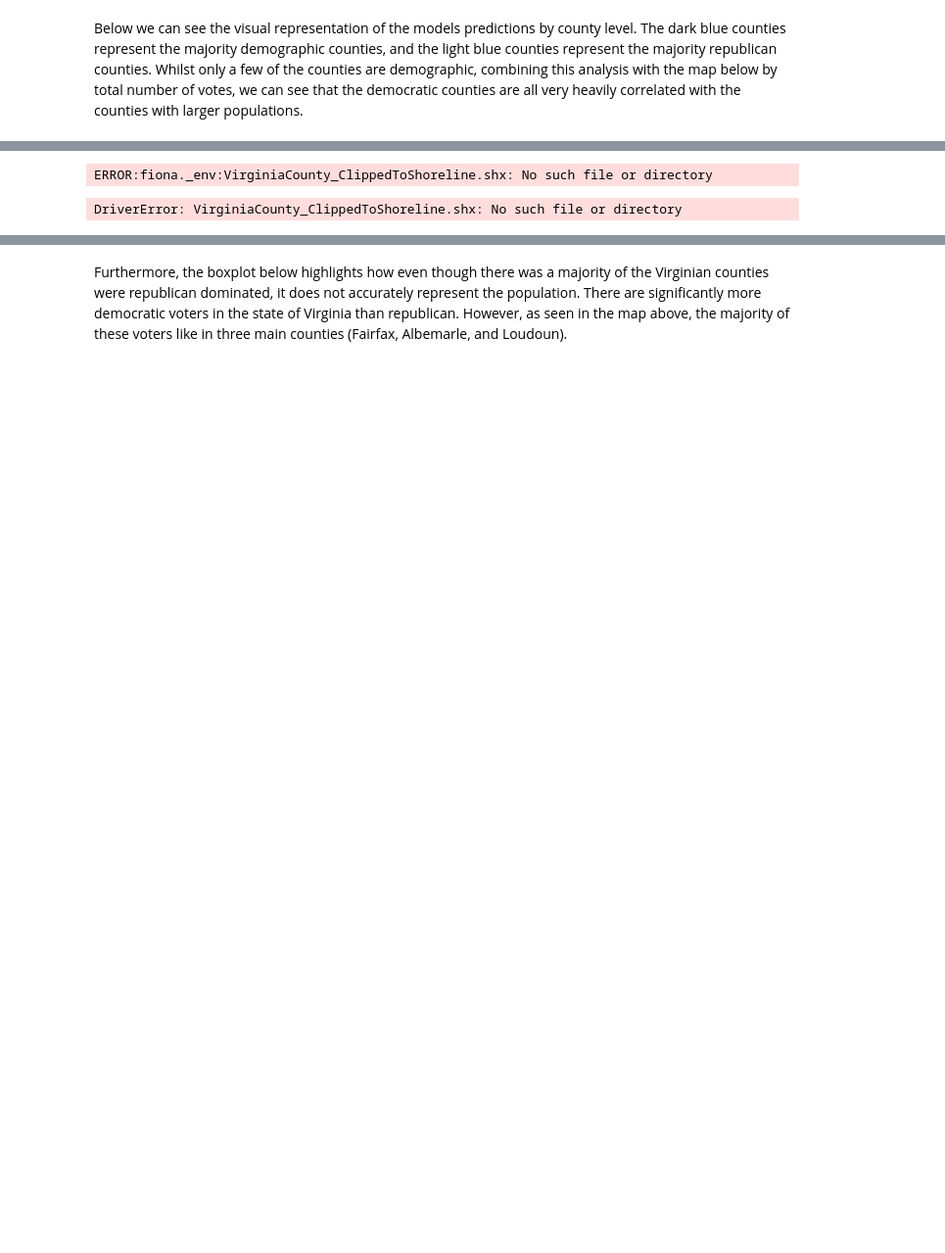
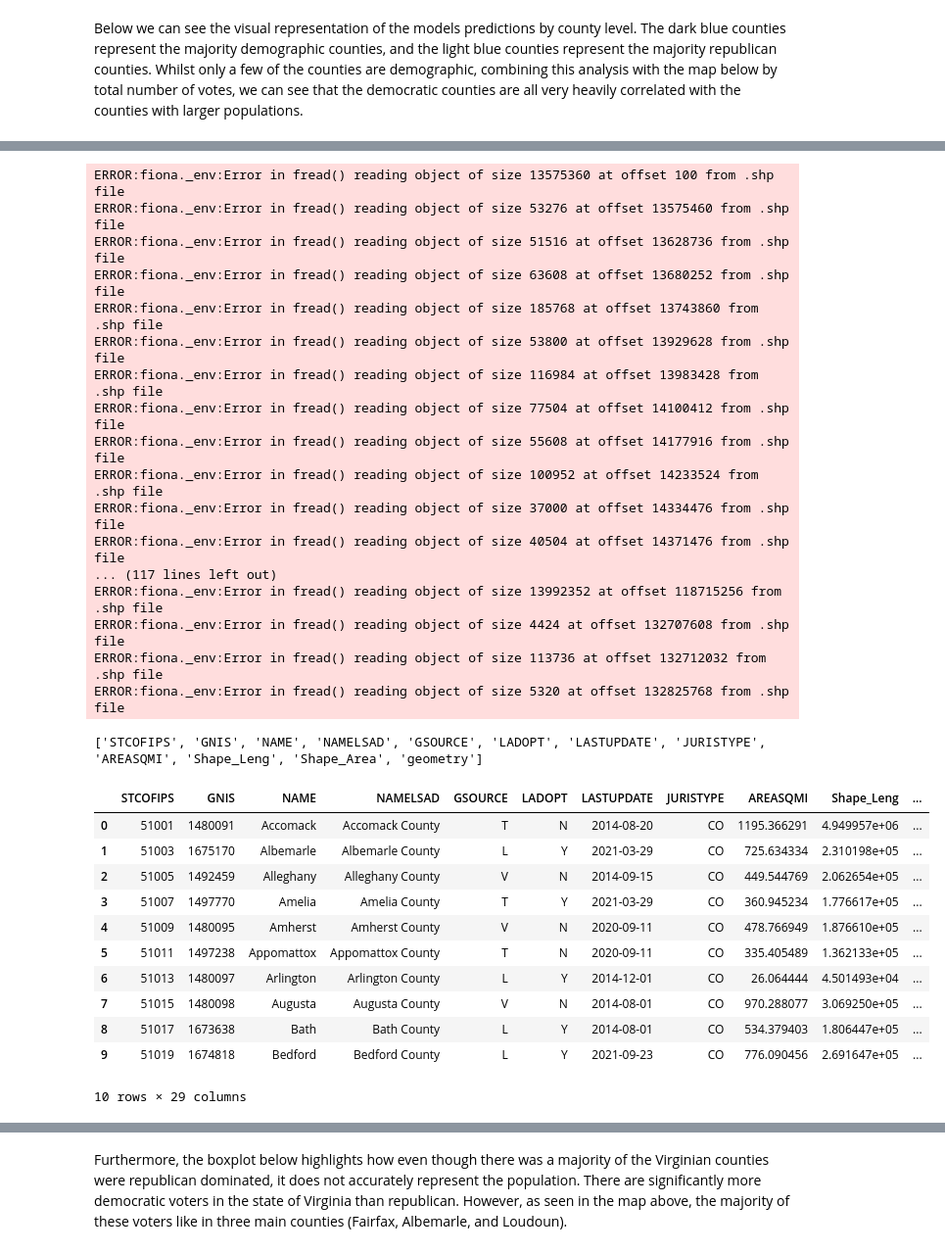
Before and after one commit to dha5sm/project_voting, a Jupyter notebook: Write_up_project_voiting.ipynb, the cells around one changed output, grey strips where cells are left out. Shown at 98% size. Saved outputs shown, nothing was run; the diff lists cells and outputs as text; code cells hidden in the pictures; blank space fills up the shorter version.

```diff
--- a/Write_up_project_voiting.ipynb
+++ b/Write_up_project_voiting.ipynb
@@ -287,48 +299,61 @@ Below we can see the visual representation of the models predictions by county l
 !pip3 install mapclassify
 
 # Generate chloropleth maps
 import geopandas as gpd
 from mpl_toolkits.axes_grid1 import make_axes_locatable
 
 # Load shapefile containing Virginia county boundaries
-shapefile_path = "VirginiaCounty_ClippedToShoreline.shx"
+shapefile_path = "./project_voting/"
 vdf = pd.read_csv('./project_voting/data/voting_VA.csv') # Load historical voting data
 cdf = pd.read_csv('./project_voting/data/county_adjacencies.csv') # Load county adjacency data and population data
 gdf = gpd.read_file(shapefile_path)
 
 gdf_columns = gdf.columns.tolist()
 print(gdf_columns)
 
 gdf['FIPS_left'] = pd.to_numeric(gdf['STCOFIPS'])
 df = gdf.merge(cdf,left_on='FIPS_left',right_on='FIPS')
 df.head(10)
-
-
-# Join results dataframe and merged df from shapefile together
-df['NAME'] = df['NAME'].str.upper()
-joined_df = df.merge(results_df, left_on='NAME', right_on='County')
-joined_df.drop(columns=['County_y'])
-joined_df.head(10)
-
-# Generate chloropleth map displaying counties that voted for democrat vs republican
-fig = plt.figure()
-ax = fig.add_axes([0, 0, 2, 2])
-divider = make_axes_locatable(ax)
-ax.axis('off')
-cax = divider.append_axes("right", size="2%", pad=0.08)
-joined_df.plot(ax=ax,column='Predicted_Labels',legend=True,cax=cax)
 # %% [output]
 Requirement already satisfied: mapclassify in /usr/local/lib/python3.10/dist-packages (2.6.1)
 Requirement already satisfied: networkx>=2.7 in /usr/local/lib/python3.10/dist-packages (from mapclassify) (3.3)
 Requirement already satisfied: numpy>=1.23 in /usr/local/lib/python3.10/dist-packages (from mapclassify) (1.25.2)
 Requirement already satisfied: pandas!=1.5.0,>=1.4 in /usr/local/lib/python3.10/dist-packages (from mapclassify) (2.0.3)
 Requirement already satisfied: scikit-learn>=1.0 in /usr/local/lib/python3.10/dist-packages (from mapclassify) (1.2.2)
 Requirement already satisfied: scipy>=1.8 in /usr/local/lib/python3.10/dist-packages (from mapclassify) (1.11.4)
 Requirement already satisfied: python-dateutil>=2.8.2 in /usr/local/lib/python3.10/dist-packages (from pandas!=1.5.0,>=1.4->mapclassify) (2.8.2)
 Requirement already satisfied: pytz>=2020.1 in /usr/local/lib/python3.10/dist-packages (from pandas!=1.5.0,>=1.4->mapclassify) (2023.4)
 Requirement already satisfied: tzdata>=2022.1 in /usr/local/lib/python3.10/dist-packages (from pandas!=1.5.0,>=1.4->mapclassify) (2024.1)
 Requirement already satisfied: joblib>=1.1.1 in /usr/local/lib/python3.10/dist-packages (from scikit-learn>=1.0->mapclassify) (1.4.0)
 Requirement already satisfied: threadpoolctl>=2.0.0 in /usr/local/lib/python3.10/dist-packages (from scikit-learn>=1.0->mapclassify) (3.5.0)
 Requirement already satisfied: six>=1.5 in /usr/local/lib/python3.10/dist-packages (from python-dateutil>=2.8.2->pandas!=1.5.0,>=1.4->mapclassify) (1.16.0)
-ERROR:fiona._env:VirginiaCounty_ClippedToShoreline.shx: No such file or directory
+ERROR:fiona._env:Error in fread() reading object of size 13575360 at offset 100 from .shp file
+ERROR:fiona._env:Error in fread() reading object of size 53276 at offset 13575460 from .shp file
+ERROR:fiona._env:Error in fread() reading object of size 51516 at offset 13628736 from .shp file
+ERROR:fiona._env:Error in fread() reading object of size 63608 at offset 13680252 from .shp file
+ERROR:fiona._env:Error in fread() reading object of size 185768 at offset 13743860 from .shp file
+ERROR:fiona._env:Error in fread() reading object of size 53800 at offset 13929628 from .shp file
+ERROR:fiona._env:Error in fread() reading object of size 116984 at offset 13983428 from .shp file
+ERROR:fiona._env:Error in fread() reading object of size 77504 at offset 14100412 from .shp file
+ERROR:fiona._env:Error in fread() reading object of size 55608 at offset 14177916 from .shp file
+ERROR:fiona._env:Error in fread() reading object of size 100952 at offset 14233524 from .shp file
+ERROR:fiona._env:Error in fread() reading object of size 37000 at offset 14334476 from .shp file
+ERROR:fiona._env:Error in fread() reading object of size 40504 at offset 14371476 from .shp file
+... (117 lines left out)
+ERROR:fiona._env:Error in fread() reading object of size 13992352 at offset 118715256 from .shp file
+ERROR:fiona._env:Error in fread() reading object of size 4424 at offset 132707608 from .shp file
+ERROR:fiona._env:Error in fread() reading object of size 113736 at offset 132712032 from .shp file
+ERROR:fiona._env:Error in fread() reading object of size 5320 at offset 132825768 from .shp file
-DriverError: VirginiaCounty_ClippedToShoreline.shx: No such file or directory
+['STCOFIPS', 'GNIS', 'NAME', 'NAMELSAD', 'GSOURCE', 'LADOPT', 'LASTUPDATE', 'JURISTYPE', 'AREASQMI', 'Shape_Leng', 'Shape_Area', 'geometry']
+|  | STCOFIPS | GNIS | NAME | NAMELSAD | GSOURCE | LADOPT | LASTUPDATE | JURISTYPE | AREASQMI | Shape_Leng | ... |
+| 0 | 51001 | 1480091 | Accomack | Accomack County | T | N | 2014-08-20 | CO | 1195.366291 | 4.949957e+06 | ... |
+| 1 | 51003 | 1675170 | Albemarle | Albemarle County | L | Y | 2021-03-29 | CO | 725.634334 | 2.310198e+05 | ... |
+| 2 | 51005 | 1492459 | Alleghany | Alleghany County | V | N | 2014-09-15 | CO | 449.544769 | 2.062654e+05 | ... |
+| 3 | 51007 | 1497770 | Amelia | Amelia County | T | Y | 2021-03-29 | CO | 360.945234 | 1.776617e+05 | ... |
+| 4 | 51009 | 1480095 | Amherst | Amherst County | V | N | 2020-09-11 | CO | 478.766949 | 1.876610e+05 | ... |
+| 5 | 51011 | 1497238 | Appomattox | Appomattox County | T | N | 2020-09-11 | CO | 335.405489 | 1.362133e+05 | ... |
+| 6 | 51013 | 1480097 | Arlington | Arlington County | L | Y | 2014-12-01 | CO | 26.064444 | 4.501493e+04 | ... |
+| 7 | 51015 | 1480098 | Augusta | Augusta County | V | N | 2014-08-01 | CO | 970.288077 | 3.069250e+05 | ... |
+| 8 | 51017 | 1673638 | Bath | Bath County | L | Y | 2014-08-01 | CO | 534.379403 | 1.806447e+05 | ... |
+| 9 | 51019 | 1674818 | Bedford | Bedford County | L | Y | 2021-09-23 | CO | 776.090456 | 2.691647e+05 | ... |
+10 rows × 29 columns
```
Also changed, not shown: parts of 7 cells of this notebook.
